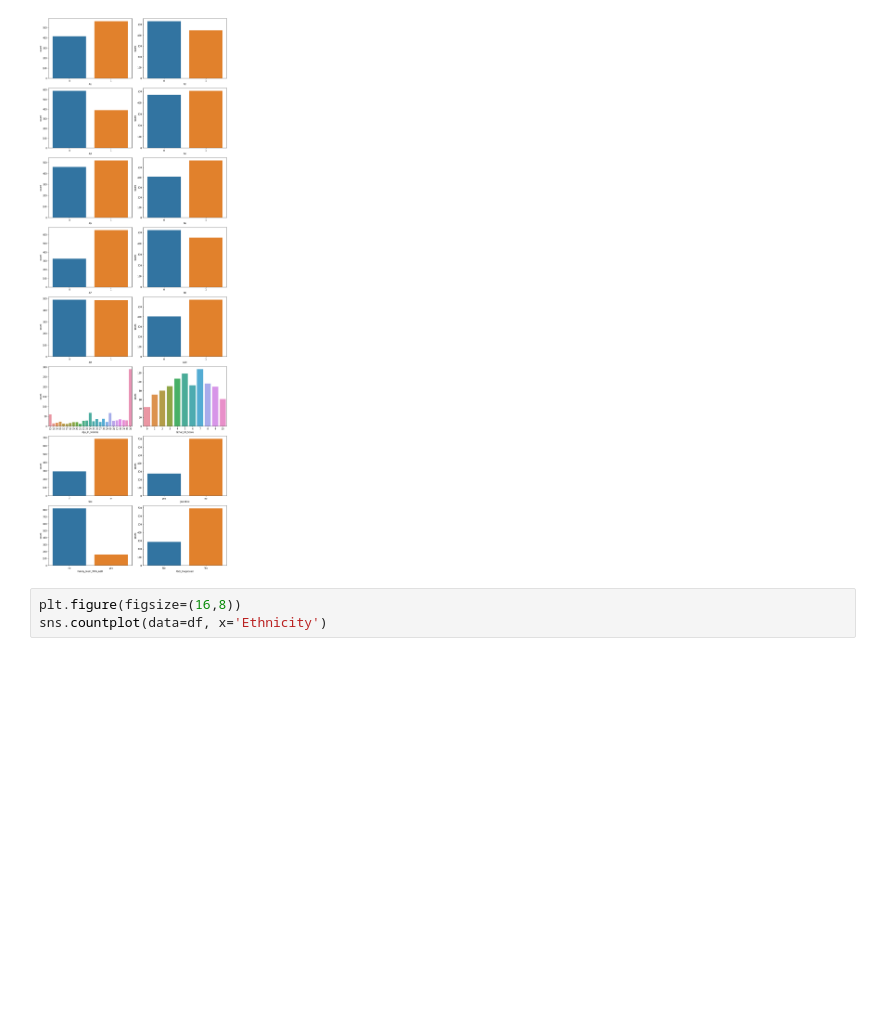
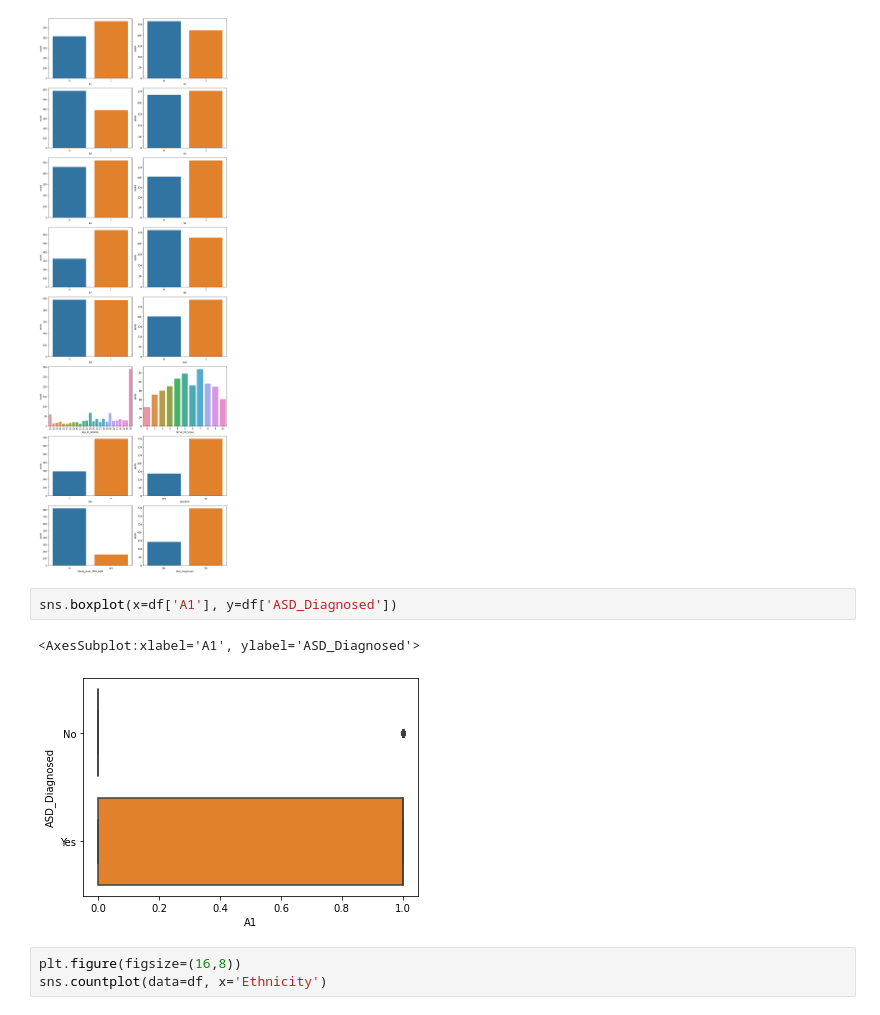
Before and after one commit to mp-balaji/Predicting-Autism-in-Toddlers-through-Machine-Learning, a Jupyter notebook: ASD_Prediction_EDA.ipynb, the cells around one changed output. Saved outputs shown, nothing was run; the diff lists cells and outputs as text; blank space fills up the shorter version.

```diff
--- a/ASD_Prediction_EDA.ipynb
+++ b/ASD_Prediction_EDA.ipynb
@@ -386,6 +397,11 @@ for column in df.drop(['Ethnicity','Who_Completed_The_Test'], axis=1):
 plt.tight_layout()
 # %% [output]
 [figure]
+# %%
+sns.boxplot(x=df['A1'], y=df['ASD_Diagnosed'])
+# %% [output]
+<AxesSubplot:xlabel='A1', ylabel='ASD_Diagnosed'>
+[figure, added]
 # %%
 plt.figure(figsize=(16,8))
 sns.countplot(data=df, x='Ethnicity')
```
Also changed, not shown: parts of 17 cells of this notebook.
